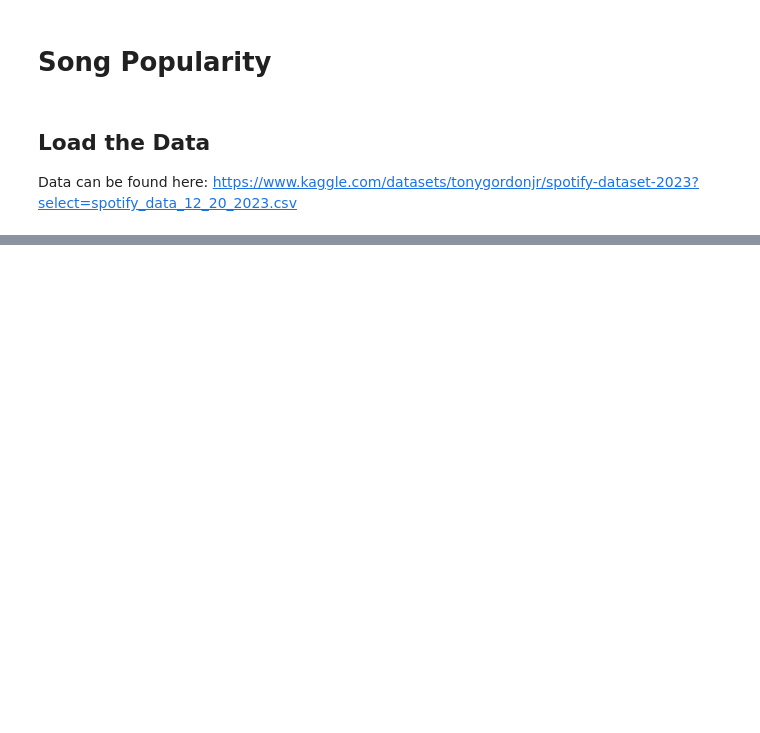
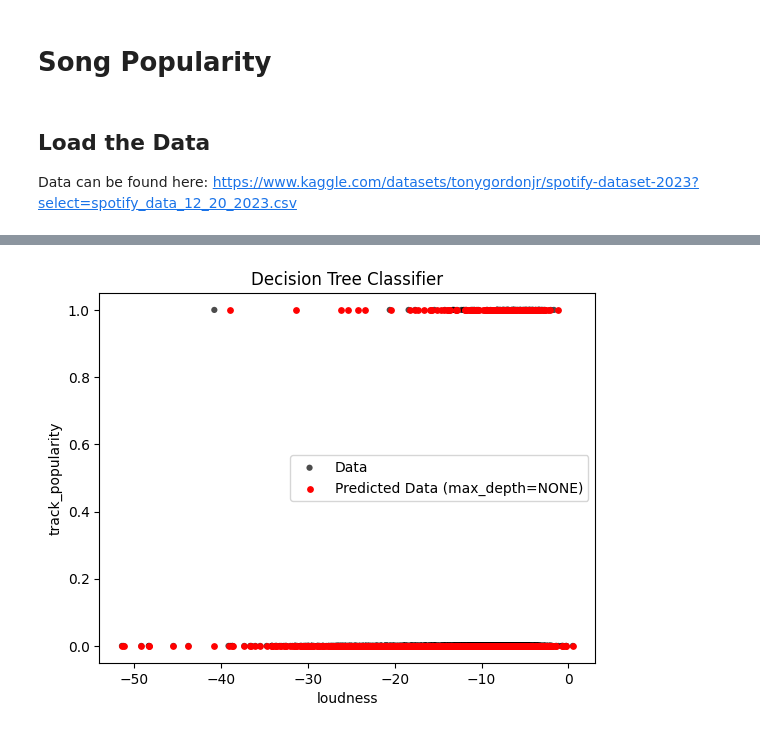
Before and after one commit to AlexanderBeck0/CS539-Final-Project, a Jupyter notebook: song_popularity.ipynb, the cells around one changed output, grey strips where cells are left out. Cells and saved outputs as stored; diff of their text form; code cells hidden in the pictures; blank space fills up the shorter version.

Commit message:
Added some initial decision tree logic

```diff
--- a/song_popularity.ipynb
+++ b/song_popularity.ipynb
@@ -86,0 +159,29 @@ label                    52
+# %%
+# https://scikit-learn.org/stable/auto_examples/tree/plot_tree_regression.html#plot-the-results
+plt.figure()
+plt.scatter(
+    x_sample[FEATURE],
+    y_sample,
+    s=20,
+    alpha=0.7,
+    edgecolor="none",
+    c="black",
+    label="Data",
+)
+plt.scatter(
+    x_sample[FEATURE],
+    y_pred_sample,
+    color="red",
+    s=15,
+    alpha=1,
+    label="Predicted Data (max_depth=NONE)",
+)
+# sns.pairplot(data, vars=x.columns, y_vars="track_popularity", hue="track_popularity")
+# plt.plot(x_test[FEATURE], y_pred, color="red", label=f"max_depth={MAX_DEPTH}", linewidth=2)
+plt.xlabel(FEATURE)
+plt.ylabel("track_popularity")
+plt.title("Decision Tree Classifier")
+plt.legend()
+plt.show()
+# %% [output]
+[figure, added]
```
Also changed, not shown: parts of 4 cells of this notebook.
